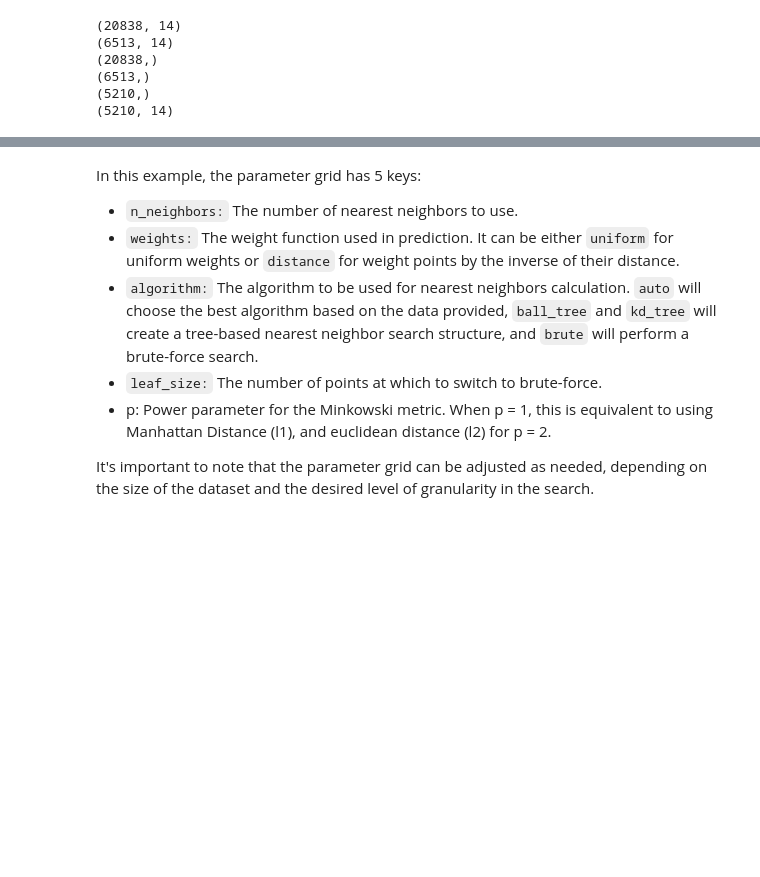
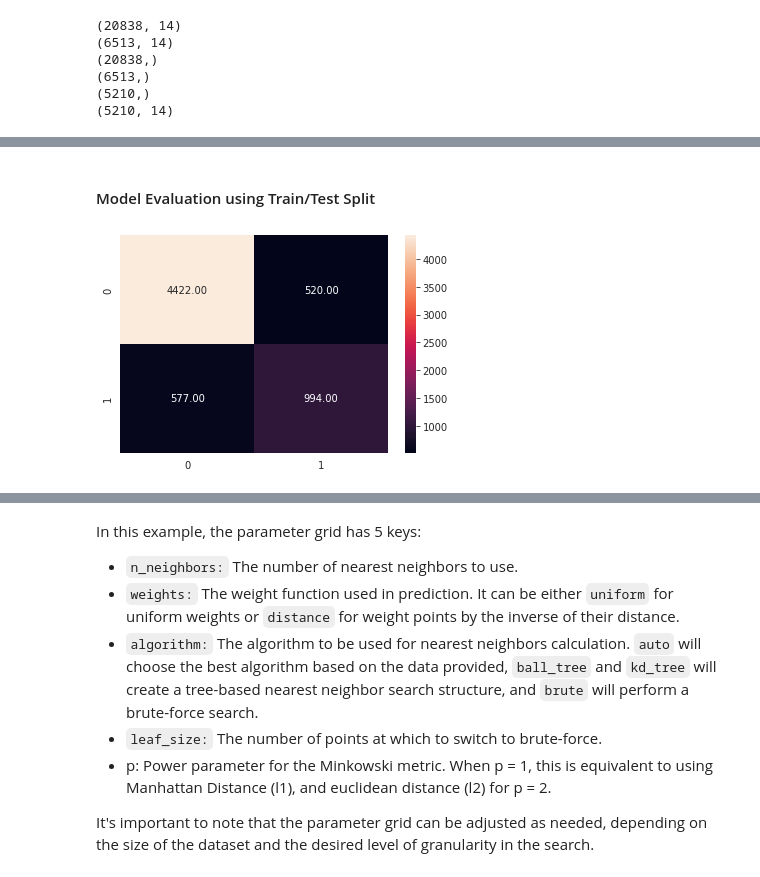
Before and after one commit to ehtisham-sadiq/Final-Year-Project-Material-, a Jupyter notebook: Week no 07/Census-based Income Predictive Modeling- An Analysis of the "Census Income".ipynb, the cells around one changed output, grey strips where cells are left out. Saved outputs shown, nothing was run; the diff lists cells and outputs as text; code cells hidden in the pictures; blank space fills up the shorter version.

```diff
--- a/Week no 07/Census-based Income Predictive Modeling- An Analysis of the "Census Income".ipynb
+++ b/Week no 07/Census-based Income Predictive Modeling- An Analysis of the "Census Income".ipynb
@@ -354,0 +358,4 @@ cat_columns.remove('target')
+# %%
+# instance to handle missing values in numerical columns
+n_imputer = SimpleImputer(strategy='median')
+df[num_columns] = n_imputer.fit_transform(df[num_columns])
@@ -355,42 +376,24 @@ cat_columns.remove('target')
+# %%
+#  instance to handle missing values in categorical columns
+c_imputer =  SimpleImputer(strategy='most_frequent')
+df[cat_columns] = c_imputer.fit_transform(df[cat_columns])
 # %% [markdown]
 ### Column Transformer
 # %%
-# Combine the transformers into a single ColumnTransformer
+from sklearn.compose import ColumnTransformer
 from sklearn.preprocessing import StandardScaler, OneHotEncoder
-from sklearn.compose import ColumnTransformer
-from sklearn.impute import SimpleImputer
-from sklearn.preprocessing import QuantileTransformer
 
 # Define the numerical feature column transformer
 numerical_transformer = StandardScaler()
 
 # Define the categorical feature column transformer
-categorical_transformer = OneHotEncoder()
-
+categorical_transformer = OneHotEncoder(handle_unknown='ignore')
 
 # Define the column transformer
 preprocessor = ColumnTransformer(
     transformers=[
-
-        # instance to encoding of categorical columns
-        ('onehot', categorical_transformer, cat_columns),
-
-        # instance to handle missing values in numerical columns
-        ('n_imputer', SimpleImputer(strategy='median'), num_columns),
-
-         # instance to handle outliers for numerical columns
-        ('winsorizer', QuantileTransformer(output_distribution='normal',
-                                       n_quantiles=1000,
-                                       subsample=50000,
-                                       random_state=0,
-                                       copy=True,) ,num_columns),
-
-        # instance to scale numerical columns
-        ('scaler',numerical_transformer, num_columns),
-
-        # instance to handle missing values in categorical columns
-        ('c_imputer', SimpleImputer(strategy='most_frequent'), cat_columns),
-
+        ('num', numerical_transformer, num_columns),
+        ('cat', categorical_transformer, cat_columns)
     ])
 # %% [markdown]
 ### Train Test Validate Split
@@ -451,0 +465,8 @@ ValueError: For a sparse output, all columns should be a numeric or convertible
+# %%
+y_pred = model.predict(X_test)
+# %% [markdown]
+#### Model Evaluation using Train/Test Split
+# %%
+sns.heatmap(confusion_matrix(y_test,y_pred), annot=True, fmt='.2f',);
+# %% [output]
+[figure, added]
```
Also changed, not shown: parts of 16 cells of this notebook.
